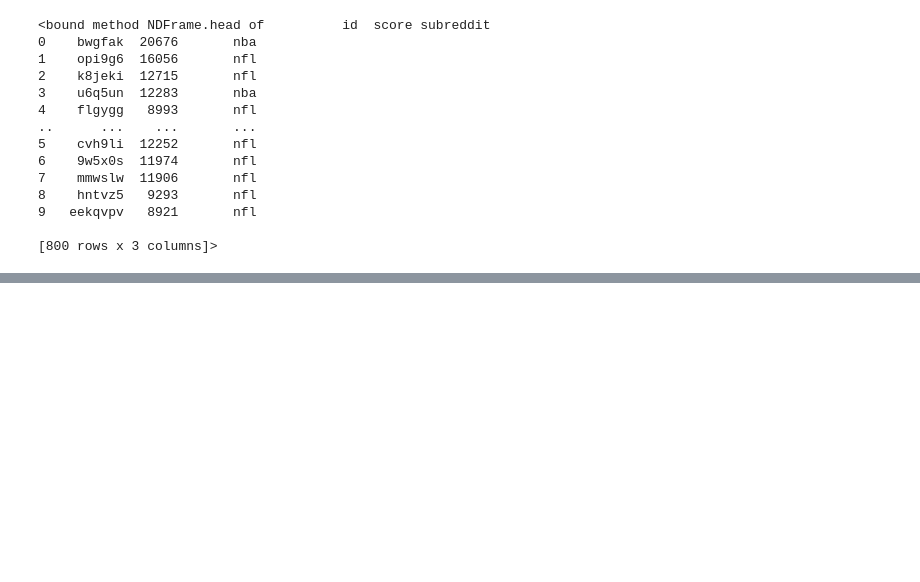
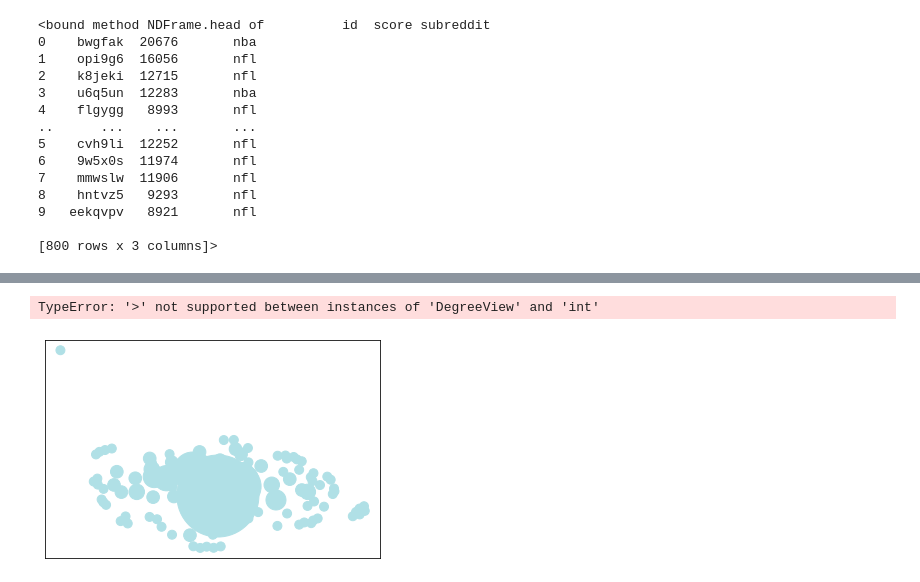
Before and after one commit to JacobElder/Reddit-SNA, a Jupyter notebook: NFL/NFL_SNA.ipynb, the cells around one changed output, grey strips where cells are left out. Saved outputs shown, nothing was run; the diff lists cells and outputs as text; code cells hidden in the pictures; blank space fills up the shorter version.

```diff
--- a/NFL/NFL_SNA.ipynb
+++ b/NFL/NFL_SNA.ipynb
@@ -194,0 +297,29 @@ ax.set_ylabel("Number of posts")
+# %%
+subs = nx_df["subreddit"].unique()
+
+# Create the graph from the dataframe [5]
+g = nx.from_pandas_edgelist(nx_df, source='author', target='subreddit')
+# Create a layout for nodes
+layout = nx.spring_layout(g,iterations=50,scale=2)#//https://towardsdatascience.com/an-intro-to-graph-theory-centrality-measurements-and-networkx-1c2e580adf37
+
+sub_size = [g.degree(sub) * 80 for sub in subs] #multiplying by 80 to get circular size
+nx.draw_networkx_nodes(g,
+                       layout,
+                       nodelist=subs,
+                       node_size=sub_size,
+                       node_color='powderblue')
+# Draw all the entities
+nx.draw_networkx_nodes(g, layout, nodelist=authors_lst, node_color='green', node_size=100)
+# Draw highly connected influencers
+popular_people = [person for person in authors_lst if g.degree(person) > 1]
+nx.draw_networkx_nodes(g, layout, nodelist=popular_people, node_color='orange', node_size=100)
+nx.draw_networkx_edges(g, layout, width=1, edge_color="lightgreen")
+node_labels = dict(zip(subs, subs)) #labels for subs
+nx.draw_networkx_labels(g, layout, labels=node_labels)
+
+plt.axis('off')
+plt.title("Network Graph of Related Subreddits")
+plt.show()
+# %% [output]
+TypeError: '>' not supported between instances of 'DegreeView' and 'int'
+[figure, added]
```
Also changed, not shown: parts of 15 cells of this notebook.
